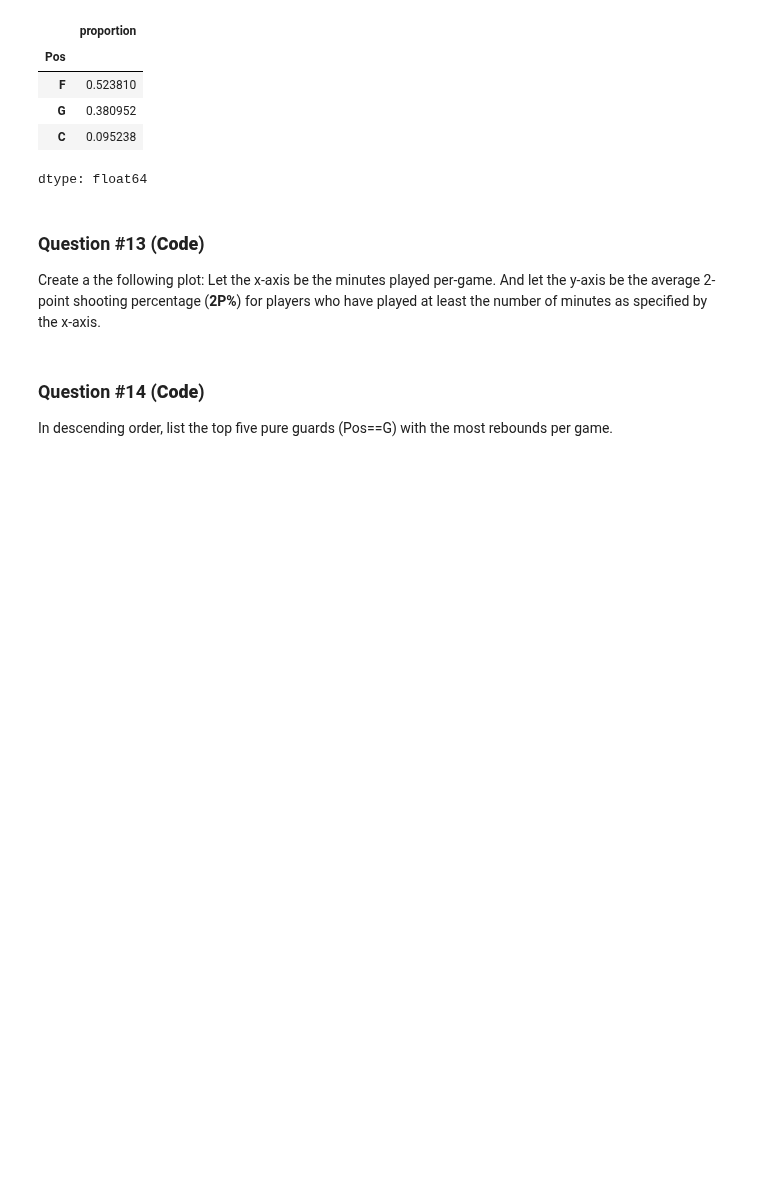
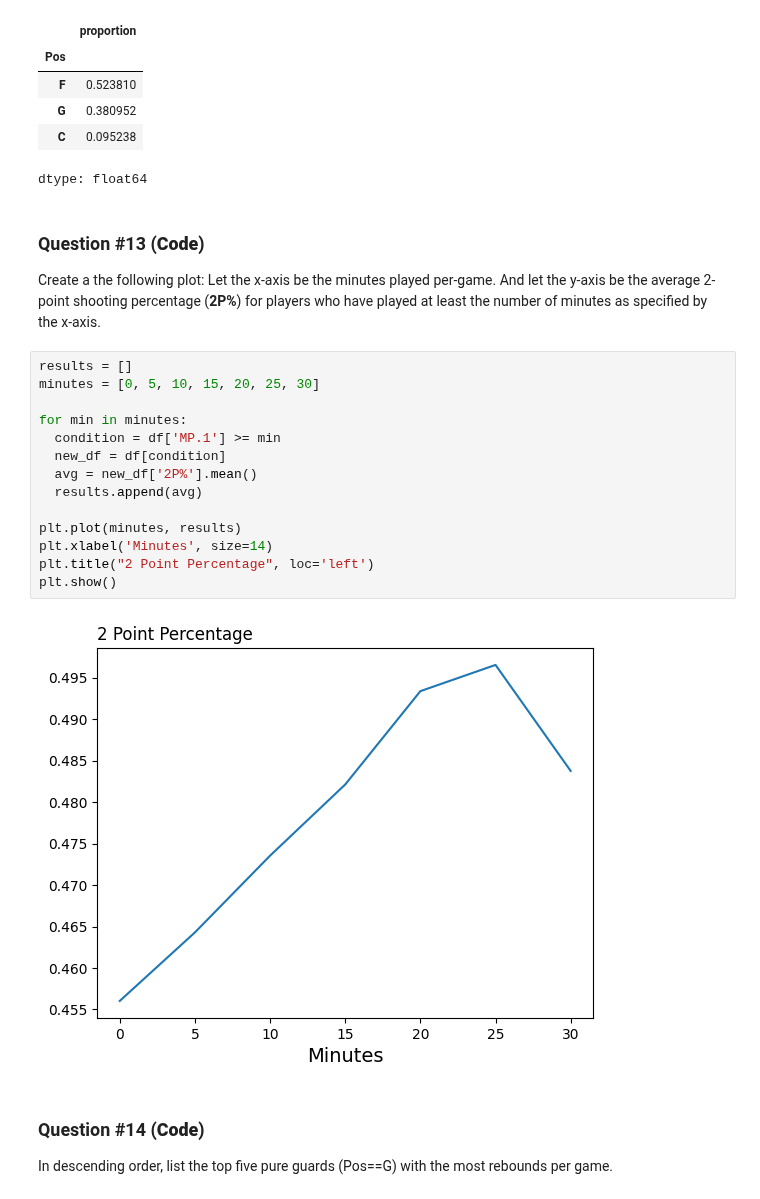
Before and after one commit to pharringtonp19/business-analytics, a Jupyter notebook: homeworks/HW2_solutions.ipynb, the cells around one changed output. Drawn from its saved outputs; the diff is of its cells as text; blank space fills up the shorter version.

```diff
--- a/homeworks/HW2_solutions.ipynb
+++ b/homeworks/HW2_solutions.ipynb
@@ -193,6 +199,22 @@ dtype: float64
 ### Question #13 (**Code**)
 
 Create a the following plot: Let the x-axis be the minutes played per-game. And let the y-axis be the average 2-point shooting percentage (**2P%**) for players who have played at least the number of minutes as specified by the x-axis.
+# %%
+results = []
+minutes = [0, 5, 10, 15, 20, 25, 30]
+
+for min in minutes:
+  condition = df['MP.1'] >= min
+  new_df = df[condition]
+  avg = new_df['2P%'].mean()
+  results.append(avg)
+
+plt.plot(minutes, results)
+plt.xlabel('Minutes', size=14)
+plt.title("2 Point Percentage", loc='left')
+plt.show()
+# %% [output]
+[figure, added]
 # %% [markdown]
 ### Question #14 (**Code**)
 In descending order, list the top five pure guards (Pos==G) with the most rebounds per game.
```
Also changed, not shown: parts of 6 cells of this notebook.
